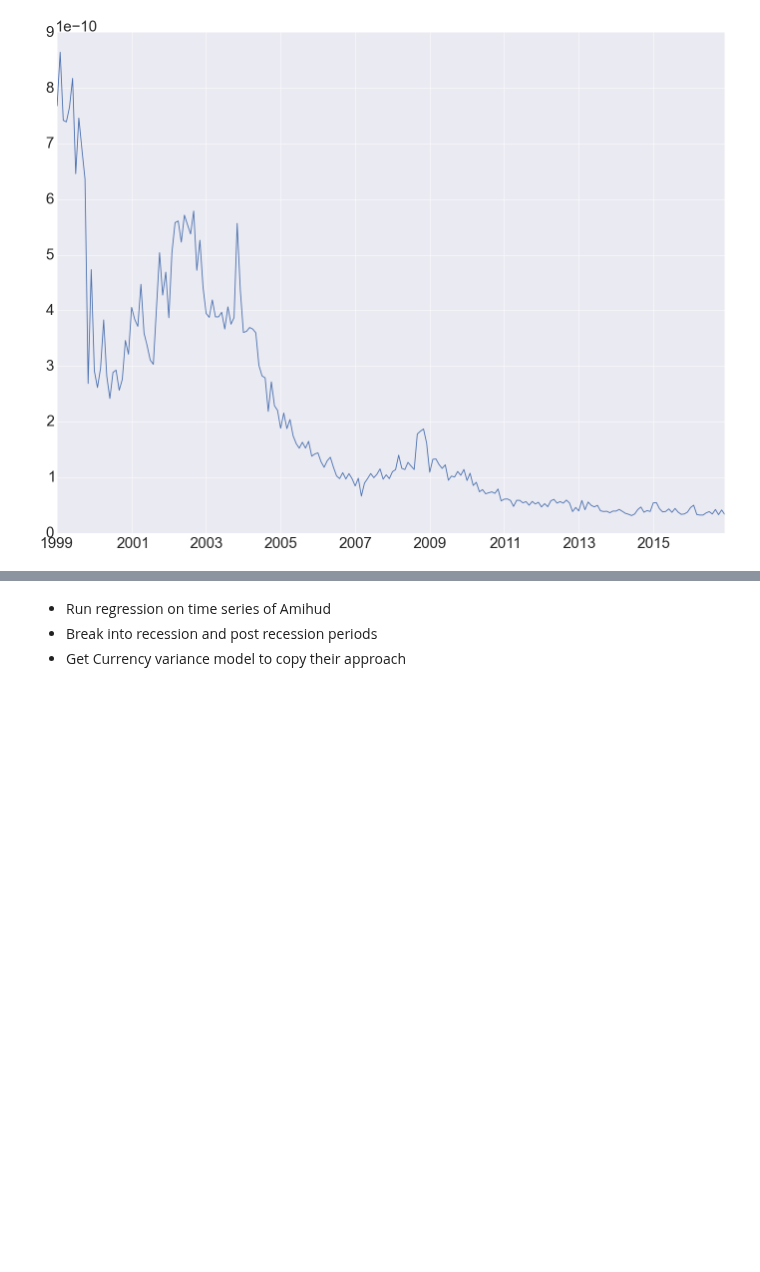
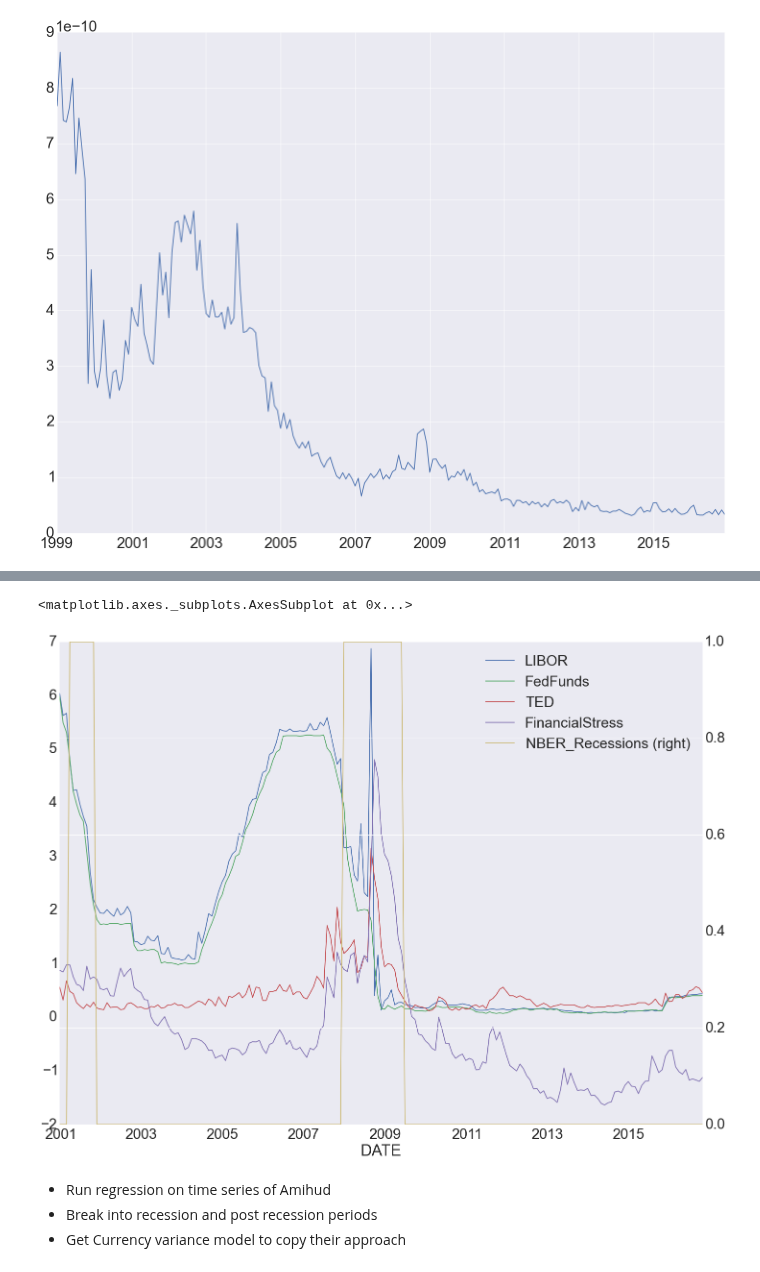
Before and after one commit to mrefermat/FinancePhD, a Jupyter notebook: LiquidityMomentum/Amihud in time series.ipynb, the cells around one changed output, grey strips where cells are left out. Drawn from its saved outputs; the diff is of its cells as text; code cells hidden in the pictures; blank space fills up the shorter version.

```diff
--- a/LiquidityMomentum/Amihud in time series.ipynb
+++ b/LiquidityMomentum/Amihud in time series.ipynb
@@ -112,3 +93,4 @@ df['LIBOR']=quandl.get('FRED/USDONTD156N').VALUE.resample(rule='m',how='last')
 df['FedFunds']=quandl.get('FRED/FEDFUNDS').Value.resample(rule='m',how='last')
 df['TED']=quandl.get('FRED/TEDRATE').Value.resample(rule='m',how='last')
 df['FinancialStress']=quandl.get('FRED/STLFSI').Value.resample(rule='m',how='last')
+df['NBER_Recessions']=quandl.get('FRED/USREC').Value.resample(rule='m',how='last')
@@ -115,5 +105,8 @@ df['FinancialStress']=quandl.get('FRED/STLFSI').Value.resample(rule='m',how='las
 # %%
-df.plot()
+df.plot(secondary_y='NBER_Recessions')
+# %% [output]
+<matplotlib.axes._subplots.AxesSubplot at 0x...>
+[figure, added]
 # %% [markdown]
 * Run regression on time series of Amihud
 * Break into recession and post recession periods
```
Also changed, not shown: parts of 2 cells of this notebook, 1 other file.
